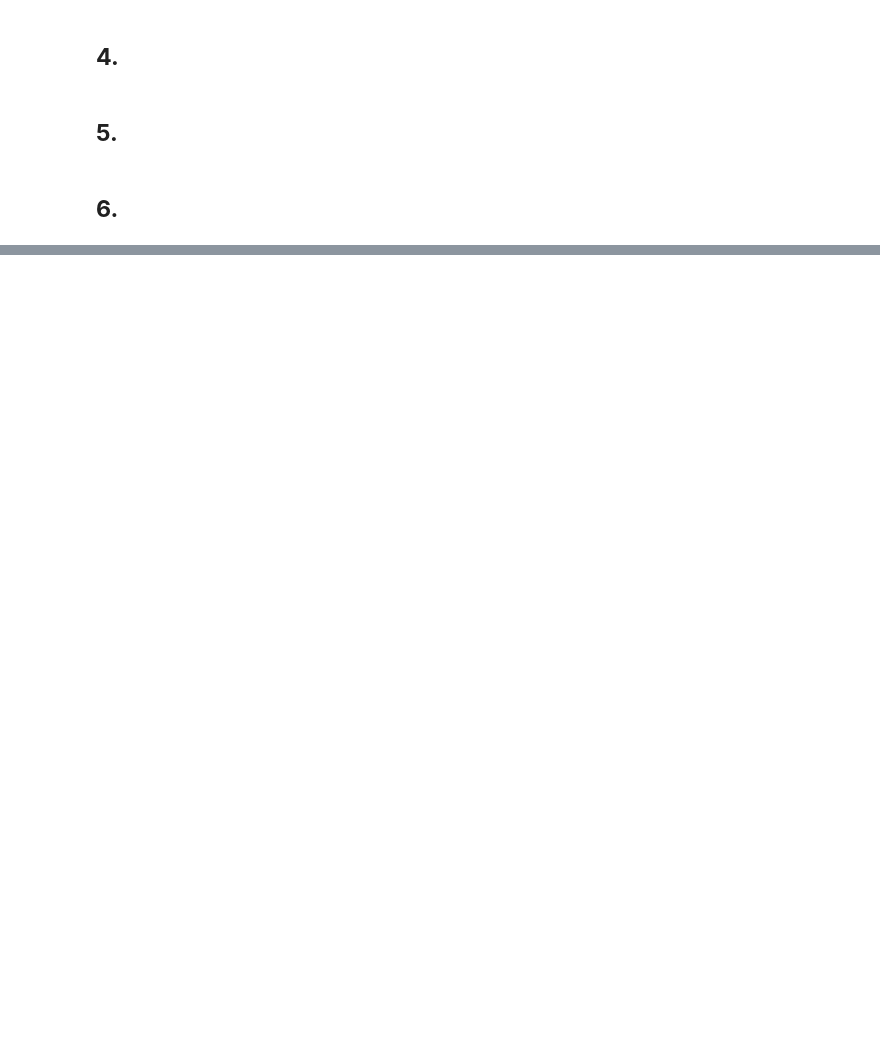
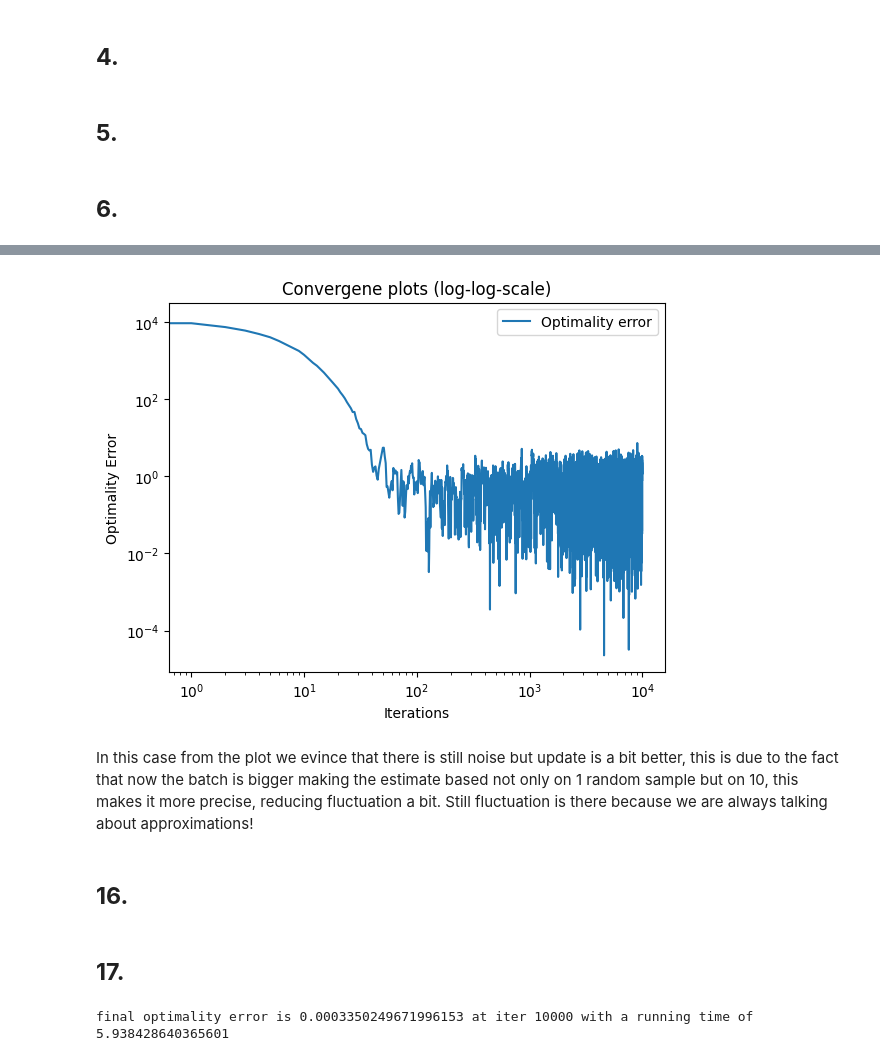
Before and after one commit to lambione/OPTIMIZATION-METHODS, a Jupyter notebook: ASS5/Assignmen_5_Lamberto_Ragnolini.ipynb, the cells around one changed output, grey strips where cells are left out. Cells and saved outputs as stored; diff of their text form; code cells hidden in the pictures; blank space fills up the shorter version.

```diff
--- a/ASS5/Assignmen_5_Lamberto_Ragnolini.ipynb
+++ b/ASS5/Assignmen_5_Lamberto_Ragnolini.ipynb
@@ -79,0 +294,15 @@ def gradient(y,Z,x):
+# %%
+plt.plot(optimality_error_stc_10, label="Optimality error")
+plt.yscale('log')
+plt.xscale('log')
+plt.xlabel('Iterations')
+plt.ylabel('Optimality Error')
+plt.title('Convergene plots (log-log-scale)')
+plt.legend()
+plt.show()
+# %% [output]
+[figure, added]
+# %% [markdown]
+In this case from the plot we evince that there is still noise but update is a bit better, this is due to the fact that now the batch is bigger making the estimate based not only on 1 random sample but on 10, this makes it more precise, reducing fluctuation a bit. Still fluctuation is there because we are always talking about approximations!
+# %% [markdown]
+## __16.__
@@ -79,0 +335,6 @@ def gradient(y,Z,x):
+# %% [markdown]
+## __17.__
+# %%
+better_x_stc_10,better_saved_values_stc_10,better_optimality_error_stc_10,better_iterations_stc_10=better_stochastic_gradient_descent(Z,Y,x0,new_m)
+# %% [output]
+final optimality error is 0.0003350249671996153 at iter 10000 with a running time of 5.938428640365601
```
Also changed, not shown: parts of 34 cells of this notebook.
